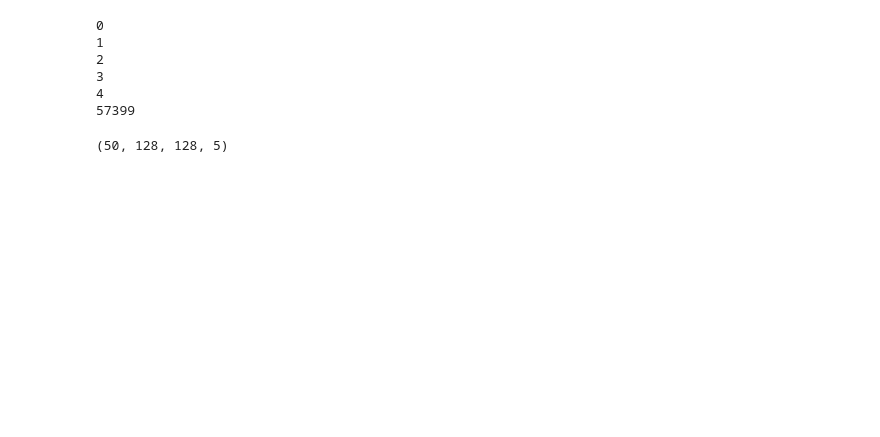
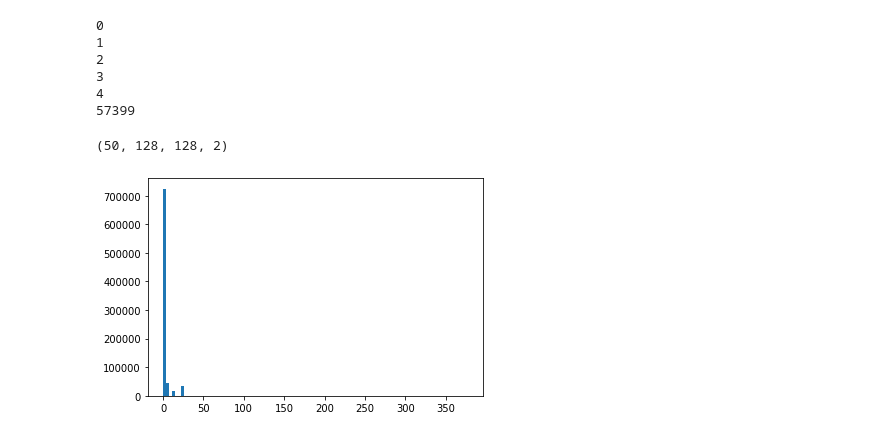
Before and after one commit to AnaHoban/lensing, a Jupyter notebook: Code/Batch Loading/Currently used/Twobands_tests.ipynb, the cells around one changed output. Saved outputs shown, nothing was run; the diff lists cells and outputs as text; code cells hidden in the pictures; blank space fills up the shorter version.

```diff
--- a/Code/Batch Loading/Currently used/Twobands_tests.ipynb
+++ b/Code/Batch Loading/Currently used/Twobands_tests.ipynb
@@ -53,20 +54,27 @@ weights_cfis = np.zeros((BATCH_SIZE, CUTOUT_SIZE, CUTOUT_SIZE, 2))
 weights_ps1 = np.zeros((BATCH_SIZE, CUTOUT_SIZE, CUTOUT_SIZE, 3))
 weights_all = np.zeros((BATCH_SIZE, CUTOUT_SIZE, CUTOUT_SIZE, 5))
 # %%
-def get_test_cutouts(index, n_cutouts, cutout_size, bands="all", start=0):
+def get_test_cutouts(index, n_cutouts, cutout_size, bands="cfis", start=0):
     n = 0
     if bands == "all":
-        sources = np.zeros((n_cutouts, cutout_size, cutout_size, 5))
-        weights = np.zeros((n_cutouts, cutout_size, cutout_size, 5))
         band_indices = [0, 1, 2, 3, 4]
+        l = len(band_indices)
+        sources = np.zeros((n_cutouts, cutout_size, cutout_size, l))
+        weights = np.zeros((n_cutouts, cutout_size, cutout_size, l))
+
+
     elif bands == "cfis":
-        sources = np.zeros((n_cutouts, cutout_size, cutout_size, 2))
-        weights = np.zeros((n_cutouts, cutout_size, cutout_size, 2))
-        band_indices = [0, 2]
+        band_indices = [2]
+        l = len(band_indices)
+        sources = np.zeros((n_cutouts, cutout_size, cutout_size, l))
+        weights = np.zeros((n_cutouts, cutout_size, cutout_size, l))
+
     else: # PS1
-        sources = np.zeros((n_cutouts, cutout_size, cutout_size, 3))
-        weights = np.zeros((n_cutouts, cutout_size, cutout_size, 3))
         band_indices = [1, 3, 4]
+        l = len(band_indices)
+        sources = np.zeros((n_cutouts, cutout_size, cutout_size, l))
+        weights = np.zeros((n_cutouts, cutout_size, cutout_size, l))
+
     img_group = hf.get(tile_ids[index] + "/IMAGES")
     wt_group = hf.get(tile_ids[index] + "/WEIGHTS")
     for i in range(start, len(img_group)):
@@ -74,12 +82,16 @@ def get_test_cutouts(index, n_cutouts, cutout_size, bands="all", start=0):
         weights[n,:,:,:] = np.array(wt_group.get(f"c{i}"))[:,:,band_indices]
         n += 1
         if n == n_cutouts:
-            return (sources, weights)
+            return np.concatenate((sources, weights),axis=-1)
 # %%
 test_index = 13
 #sources_test_cfis = get_test_cutouts(test_index, 50, cutout_size, "cfis")
 #sources_test_ps1 = get_test_cutouts(test_index, 50, cutout_size, "ps1")
-(sources_test_all, weights_test_all) = get_test_cutouts(test_index, 50, CUTOUT_SIZE)
+sources_test_all = get_test_cutouts(test_index, 50, CUTOUT_SIZE)
 sources_test_all.shape
 # %% [output]
-(50, 128, 128, 5)
+(50, 128, 128, 2)
+# %%
+plt.hist(sources_test_all[...,0].flatten(), bins = 100);
+# %% [output]
+[figure, added]
```
Also changed, not shown: parts of 28 cells of this notebook, 3 other files.
